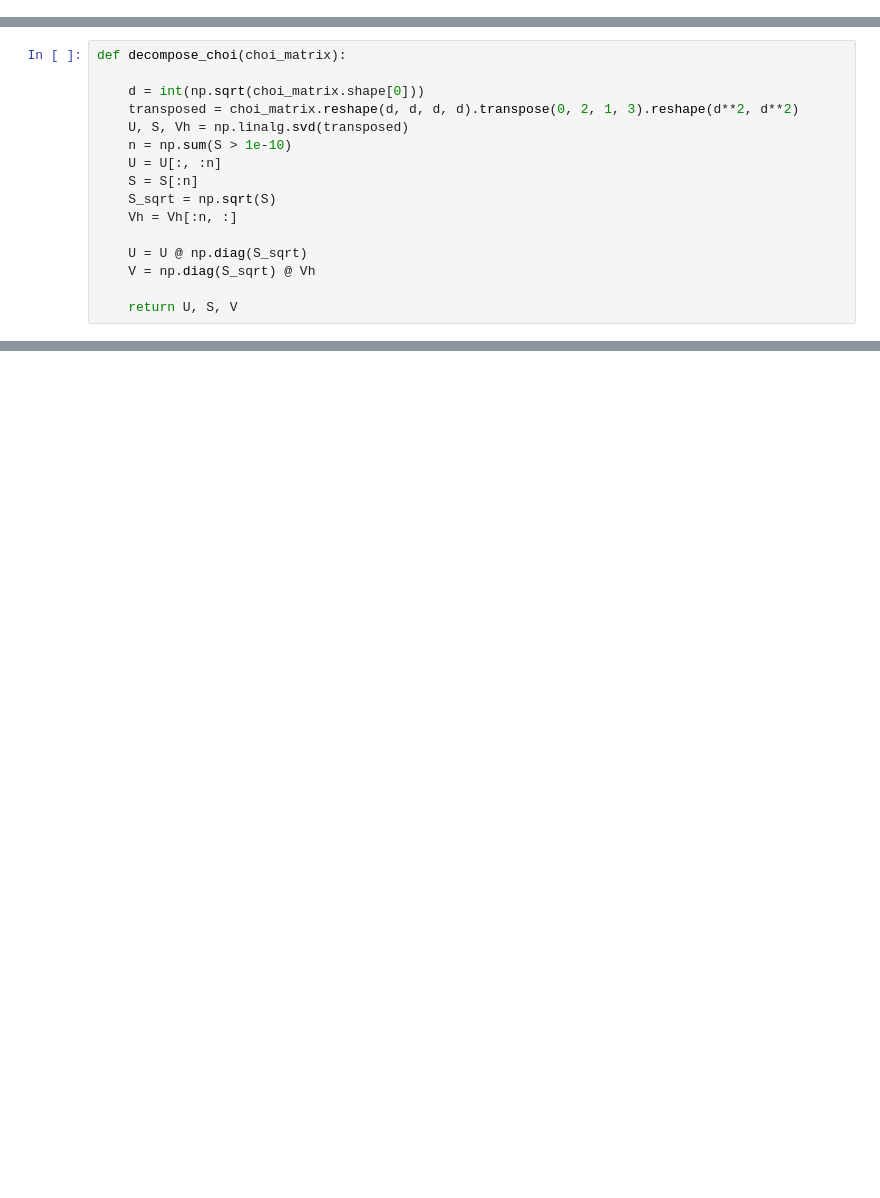
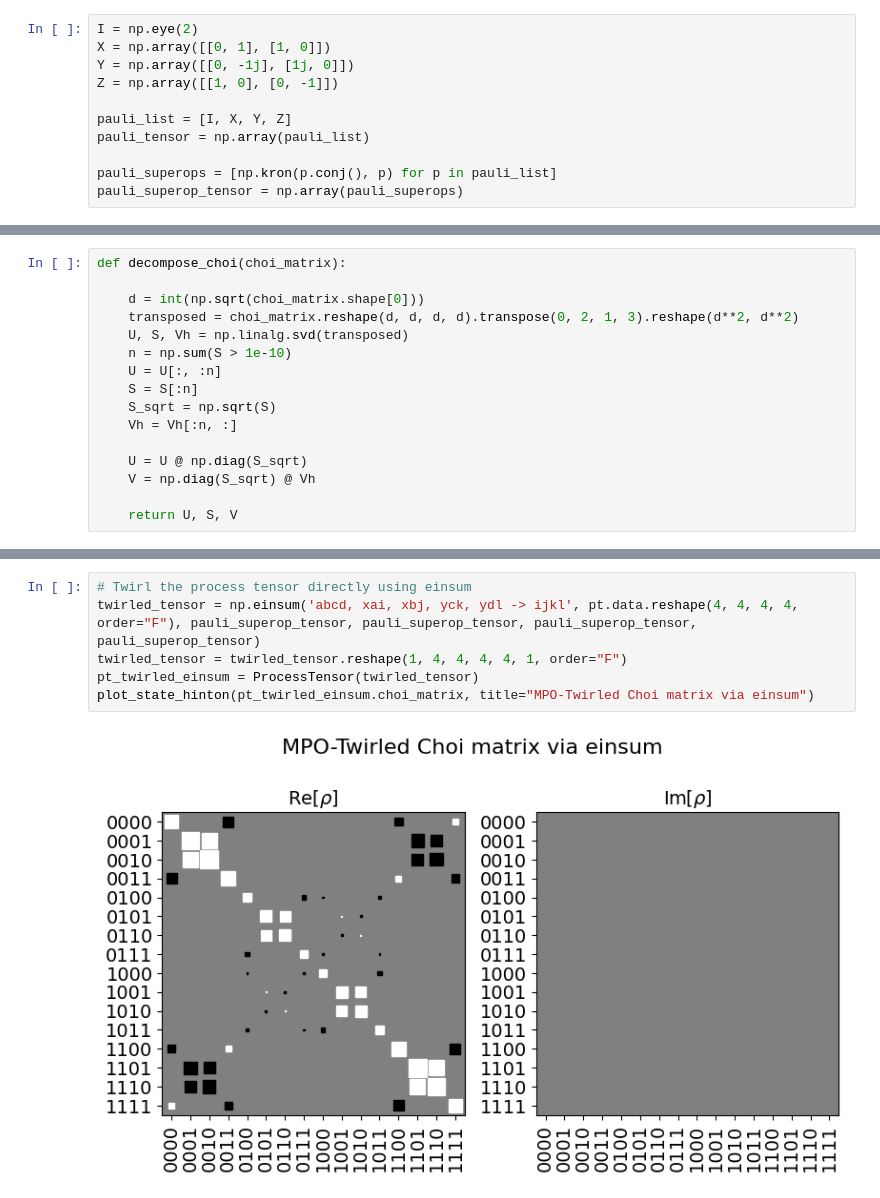
Before and after one commit to jkfids/corrqec2, a Jupyter notebook: notebooks/qtensor.ipynb, the cells around one changed output, grey strips where cells are left out. Saved outputs shown, nothing was run; the diff lists cells and outputs as text; blank space fills up the shorter version.

```diff
--- a/notebooks/qtensor.ipynb
+++ b/notebooks/qtensor.ipynb
@@ -6,3 +8,14 @@ from qiskit.visualization import plot_state_city, plot_state_hinton
+# %%
+I = np.eye(2)
+X = np.array([[0, 1], [1, 0]])
+Y = np.array([[0, -1j], [1j, 0]])
+Z = np.array([[1, 0], [0, -1]])
+
+pauli_list = [I, X, Y, Z]
+pauli_tensor = np.array(pauli_list)
+
+pauli_superops = [np.kron(p.conj(), p) for p in pauli_list]
+pauli_superop_tensor = np.array(pauli_superops)
 # %%
 def pauli2_pt_choi(pt_choi):
     """"""
@@ -125,0 +163,8 @@ Twirled singular values: [1.08627221 0.27177977 0.16080827 0.1128717  0.0947379
+# %%
+# Twirl the process tensor directly using einsum
+twirled_tensor = np.einsum('abcd, xai, xbj, yck, ydl -> ijkl', pt.data.reshape(4, 4, 4, 4, order="F"), pauli_superop_tensor, pauli_superop_tensor, pauli_superop_tensor, pauli_superop_tensor)
+twirled_tensor = twirled_tensor.reshape(1, 4, 4, 4, 4, 1, order="F")
+pt_twirled_einsum = ProcessTensor(twirled_tensor)
+plot_state_hinton(pt_twirled_einsum.choi_matrix, title="MPO-Twirled Choi matrix via einsum")
+# %% [output]
+[figure, added]
```
Also changed, not shown: parts of 13 cells of this notebook, 2 other files.
